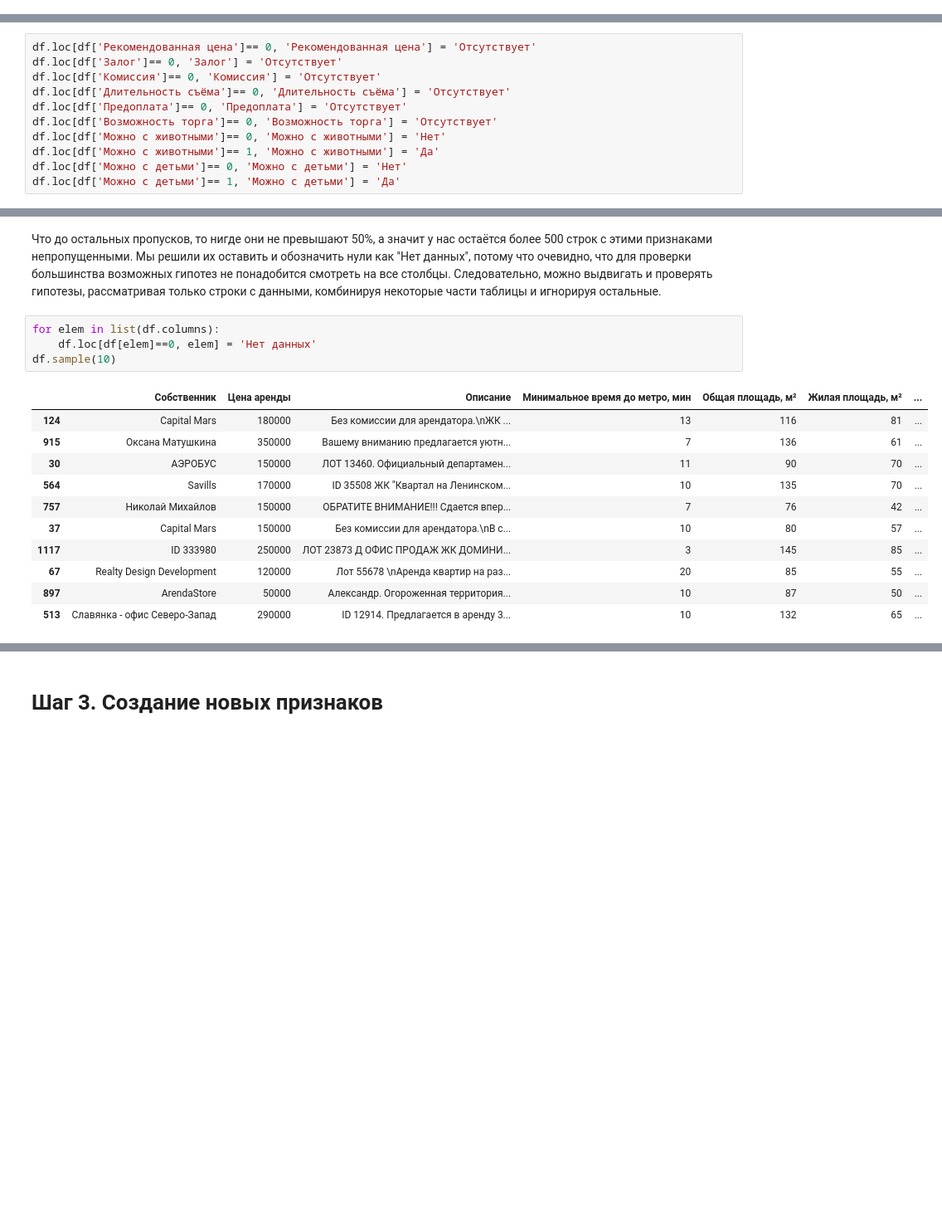
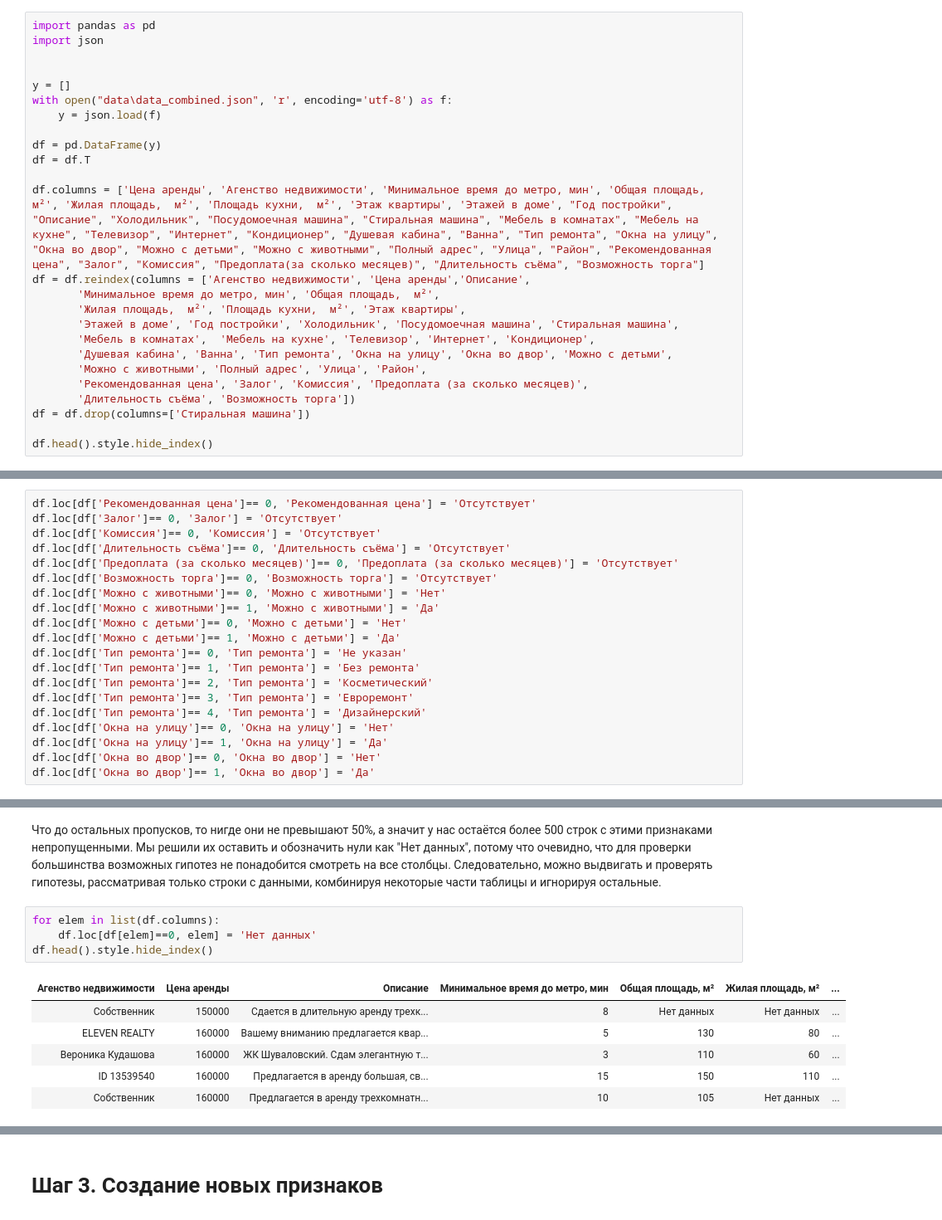
Before and after one commit to hse-econ-data-science/hw4_project-aksenov-loginov-zaharova-bec204, a Jupyter notebook: Final.ipynb, the cells around one changed output, grey strips where cells are left out. Shown: that part at 83% size. Drawn from its saved outputs; the diff is of its cells as text; blank space fills up the shorter version.

```diff
--- a/Final.ipynb
+++ b/Final.ipynb
@@ -80,0 +7,25 @@ df.head().style.hide_index()
+# %%
+import pandas as pd
+import json
+
+
+y = []
+with open("data\data_combined.json", 'r', encoding='utf-8') as f:
+    y = json.load(f)
+
+df = pd.DataFrame(y)
+df = df.T
+
+df.columns = ['Цена аренды', 'Агенство недвижимости', 'Минимальное время до метро, мин', 'Общая площадь,  м²', 'Жилая площадь,  м²', 'Площадь кухни,  м²', 'Этаж квартиры', 'Этажей в доме', "Год постройки", "Описание", "Холодильник", "Посудомоечная машина", "Стиральная машина", "Мебель в комнатах", "Мебель на кухне", "Телевизор", "Интернет", "Кондиционер", "Душевая кабина", "Ванна", "Тип ремонта", "Окна на улицу", "Окна во двор", "Можно с детьми", "Можно с животными", "Полный адрес", "Улица", "Район", "Рекомендованная цена", "Залог", "Комиссия", "Предоплата(за сколько месяцев)", "Длительность съёма", "Возможность торга"]
+df = df.reindex(columns = ['Агенство недвижимости', 'Цена аренды','Описание',
+       'Минимальное время до метро, мин', 'Общая площадь,  м²',
+       'Жилая площадь,  м²', 'Площадь кухни,  м²', 'Этаж квартиры',
+       'Этажей в доме', 'Год постройки', 'Холодильник', 'Посудомоечная машина', 'Стиральная машина',
+       'Мебель в комнатах',  'Мебель на кухне', 'Телевизор', 'Интернет', 'Кондиционер',
+       'Душевая кабина', 'Ванна', 'Тип ремонта', 'Окна на улицу', 'Окна во двор', 'Можно с детьми',
+       'Можно с животными', 'Полный адрес', 'Улица', 'Район',
+       'Рекомендованная цена', 'Залог', 'Комиссия', 'Предоплата (за сколько месяцев)',
+       'Длительность съёма', 'Возможность торга'])
+df = df.drop(columns=['Стиральная машина'])
+
+df.head().style.hide_index()
@@ -122,12 +81,21 @@ df.loc[df['Рекомендованная цена']== 0, 'Рекомендов
 df.loc[df['Залог']== 0, 'Залог'] = 'Отсутствует'
 df.loc[df['Комиссия']== 0, 'Комиссия'] = 'Отсутствует'
 df.loc[df['Длительность съёма']== 0, 'Длительность съёма'] = 'Отсутствует'
-df.loc[df['Предоплата']== 0, 'Предоплата'] = 'Отсутствует'
+df.loc[df['Предоплата (за сколько месяцев)']== 0, 'Предоплата (за сколько месяцев)'] = 'Отсутствует'
 df.loc[df['Возможность торга']== 0, 'Возможность торга'] = 'Отсутствует'
 df.loc[df['Можно с животными']== 0, 'Можно с животными'] = 'Нет'
 df.loc[df['Можно с животными']== 1, 'Можно с животными'] = 'Да'
 df.loc[df['Можно с детьми']== 0, 'Можно с детьми'] = 'Нет'
 df.loc[df['Можно с детьми']== 1, 'Можно с детьми'] = 'Да'
+df.loc[df['Тип ремонта']== 0, 'Тип ремонта'] = 'Не указан'
+df.loc[df['Тип ремонта']== 1, 'Тип ремонта'] = 'Без ремонта'
+df.loc[df['Тип ремонта']== 2, 'Тип ремонта'] = 'Косметический'
+df.loc[df['Тип ремонта']== 3, 'Тип ремонта'] = 'Евроремонт'
+df.loc[df['Тип ремонта']== 4, 'Тип ремонта'] = 'Дизайнерский'
+df.loc[df['Окна на улицу']== 0, 'Окна на улицу'] = 'Нет'
+df.loc[df['Окна на улицу']== 1, 'Окна на улицу'] = 'Да'
+df.loc[df['Окна во двор']== 0, 'Окна во двор'] = 'Нет'
+df.loc[df['Окна во двор']== 1, 'Окна во двор'] = 'Да'
 # %%
 df.head().style.hide_index()
 # %% [output]
@@ -216,16 +110,11 @@ df.head().style.hide_index()
 # %%
 for elem in list(df.columns):
     df.loc[df[elem]==0, elem] = 'Нет данных'
-df.sample(10)
+df.head().style.hide_index()
 # %% [output]
-|  | Собственник | Цена аренды | Описание | Минимальное время до метро, мин | Общая площадь, м² | Жилая площадь, м² | ... |
-| 124 | Capital Mars | 180000 | Без комиссии для арендатора.\nЖК ... | 13 | 116 | 81 | ... |
-| 915 | Оксана Матушкина | 350000 | Вашему вниманию предлагается уютн... | 7 | 136 | 61 | ... |
-| 30 | АЭРОБУС | 150000 | ЛОТ 13460. Официальный департамен... | 11 | 90 | 70 | ... |
-| 564 | Savills | 170000 | ID 35508 ЖК "Квартал на Ленинском... | 10 | 135 | 70 | ... |
-| 757 | Николай Михайлов | 150000 | ОБРАТИТЕ ВНИМАНИЕ!!! Сдается впер... | 7 | 76 | 42 | ... |
-| 37 | Capital Mars | 150000 | Без комиссии для арендатора.\nВ с... | 10 | 80 | 57 | ... |
-| 1117 | ID 333980 | 250000 | ЛОТ 23873 Д ОФИС ПРОДАЖ ЖК ДОМИНИ... | 3 | 145 | 85 | ... |
-| 67 | Realty Design Development | 120000 | Лот 55678 \nАренда квартир на раз... | 20 | 85 | 55 | ... |
-| 897 | ArendaStore | 50000 | Александр. Огороженная территория... | 10 | 87 | 50 | ... |
-| 513 | Славянка - офис Северо-Запад | 290000 | ID 12914. Предлагается в аренду 3... | 10 | 132 | 65 | ... |
+| Агенство недвижимости | Цена аренды | Описание | Минимальное время до метро, мин | Общая площадь, м² | Жилая площадь, м² | ... |
+| Собственник | 150000 | Сдается в длительную аренду трехк... | 8 | Нет данных | Нет данных | ... |
+| ELEVEN REALTY | 160000 | Вашему вниманию предлагается квар... | 5 | 130 | 80 | ... |
+| Вероника Кудашова | 160000 | ЖК Шуваловский. Сдам элегантную т... | 3 | 110 | 60 | ... |
+| ID 13539540 | 160000 | Предлагается в аренду большая, св... | 15 | 150 | 110 | ... |
+| Собственник | 160000 | Предлагается в аренду трехкомнатн... | 10 | 105 | Нет данных | ... |
```
Also changed, not shown: parts of 7 cells of this notebook.
